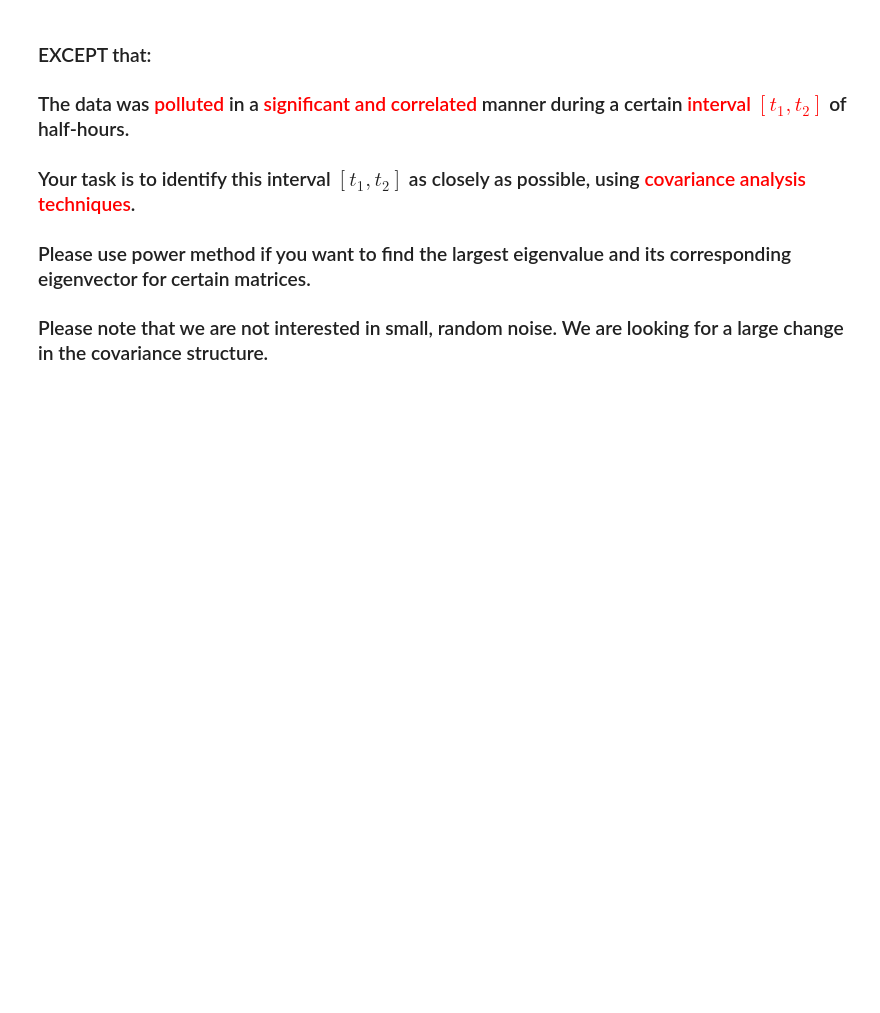
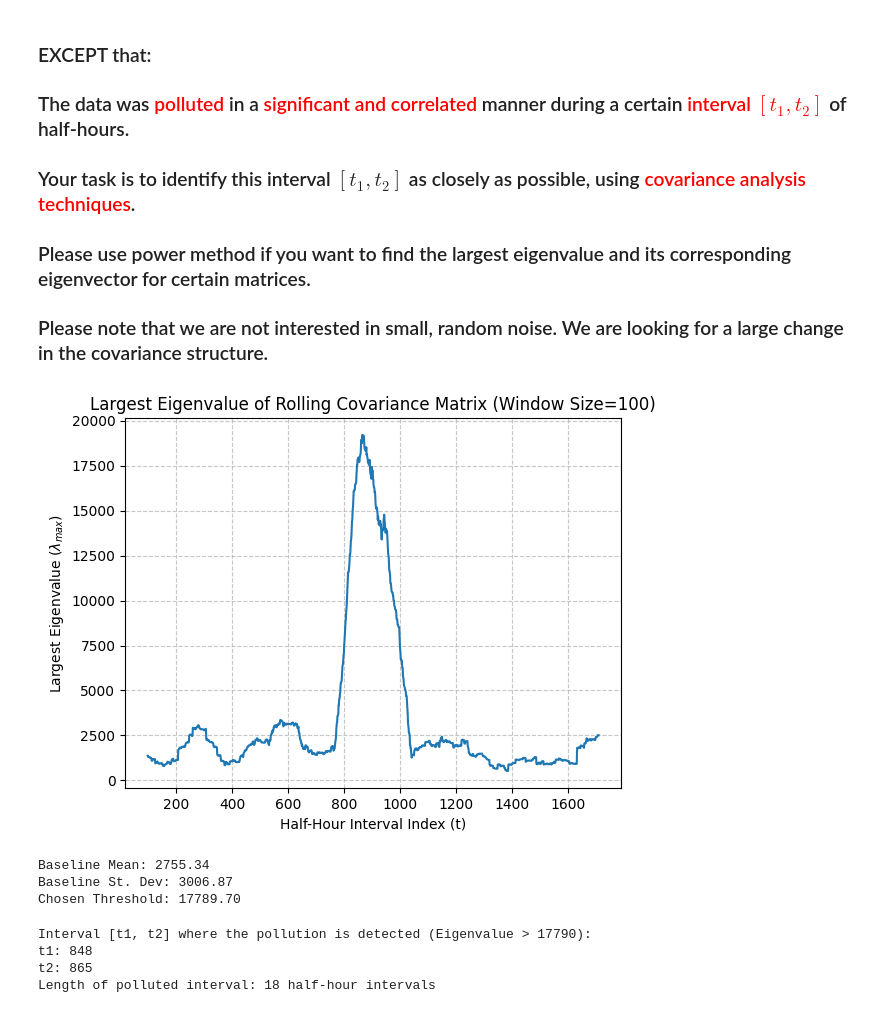
Before and after one commit to yunl39/IEOR4500-Project-3, a Jupyter notebook: Project_3-1.ipynb, the cells around one changed output. Drawn from its saved outputs; the diff is of its cells as text; code cells hidden in the pictures; blank space fills up the shorter version.

```diff
--- a/Project_3-1.ipynb
+++ b/Project_3-1.ipynb
@@ -60,3 +60,5 @@ half-hour 2 data: [  2.     0.    -2.8   -3.46  -5.8   -3.86  -2.6   -5.3   -4.8
 ### Your task is to identify this interval $[t_1, t_2]$ as closely as possible, using <font color = "red">covariance analysis techniques</font>.
 ### Please use power method if you want to find the largest eigenvalue and its corresponding eigenvector for certain matrices.
 ### Please note that we are not interested in small, random noise.  We are looking for a large change in the covariance structure.
+# %%
+X = data.iloc[:, 1:].values
@@ -62,0 +133,39 @@ half-hour 2 data: [  2.     0.    -2.8   -3.46  -5.8   -3.86  -2.6   -5.3   -4.8
+# %%
+window_size = 100
+T = X.shape[0]
+largest_eigs = []
+rolling_covariances = []
+maxiters = 1000
+tolerance = 1e-10
+for t in range(window_size, T+1):
+    window_data = X[t-window_size:t, :]
+    window_cov = np.cov(window_data, rowvar=T)
+    rolling_covariances.append(window_cov)
+    eig_val = runpower2(window_cov, tolerance, maxiters, v0=None)[0]
+    largest_eigs.append(eig_val)
+# %%
+plt.plot(np.arange(window_size - 1, T), largest_eigs)
+plt.title(f'Largest Eigenvalue of Rolling Covariance Matrix (Window Size={window_size})')
+plt.xlabel('Half-Hour Interval Index (t)')
+plt.ylabel('Largest Eigenvalue ($\lambda_{max}$)')
+plt.grid(True, linestyle='--', alpha=0.7)
+plt.show()
+# %% [output]
+[figure, added]
+# %%
+largest_eigs = np.array(largest_eigs)
+T = largest_eigs.shape[0]
+baseline_data = largest_eigs[:750]
+baseline_mean = np.mean(baseline_data)
+baseline_std = np.std(baseline_data)
+
+k_std = 5
+threshold = baseline_mean + k_std * baseline_std
+
+print(f"Baseline Mean: {baseline_mean:.2f}")
+print(f"Baseline St. Dev: {baseline_std:.2f}")
+print(f"Chosen Threshold: {threshold:.2f}\n")
+# %% [output]
+Baseline Mean: 2755.34
+Baseline St. Dev: 3006.87
+Chosen Threshold: 17789.70
@@ -62,0 +174,18 @@ half-hour 2 data: [  2.     0.    -2.8   -3.46  -5.8   -3.86  -2.6   -5.3   -4.8
+# %%
+if len(exceeding_t) == 0:
+    print("Error: No data points exceeded the calculated threshold.")
+else:
+    t_start = exceeding_t[0]
+    t_end = np.argmax(largest_eigs)
+    t_1 = t_start + (window_size - 1)
+    t_2 = t_end + (window_size - 1)
+
+    print(f"Interval [t1, t2] where the pollution is detected (Eigenvalue > {threshold:.0f}):")
+    print(f"t1: {t_1}")
+    print(f"t2: {t_2}")
+    print(f"Length of polluted interval: {t_2 - t_1 + 1} half-hour intervals")
+# %% [output]
+Interval [t1, t2] where the pollution is detected (Eigenvalue > 17790):
+t1: 848
+t2: 865
+Length of polluted interval: 18 half-hour intervals
```
Also changed, not shown: parts of 5 cells of this notebook.
